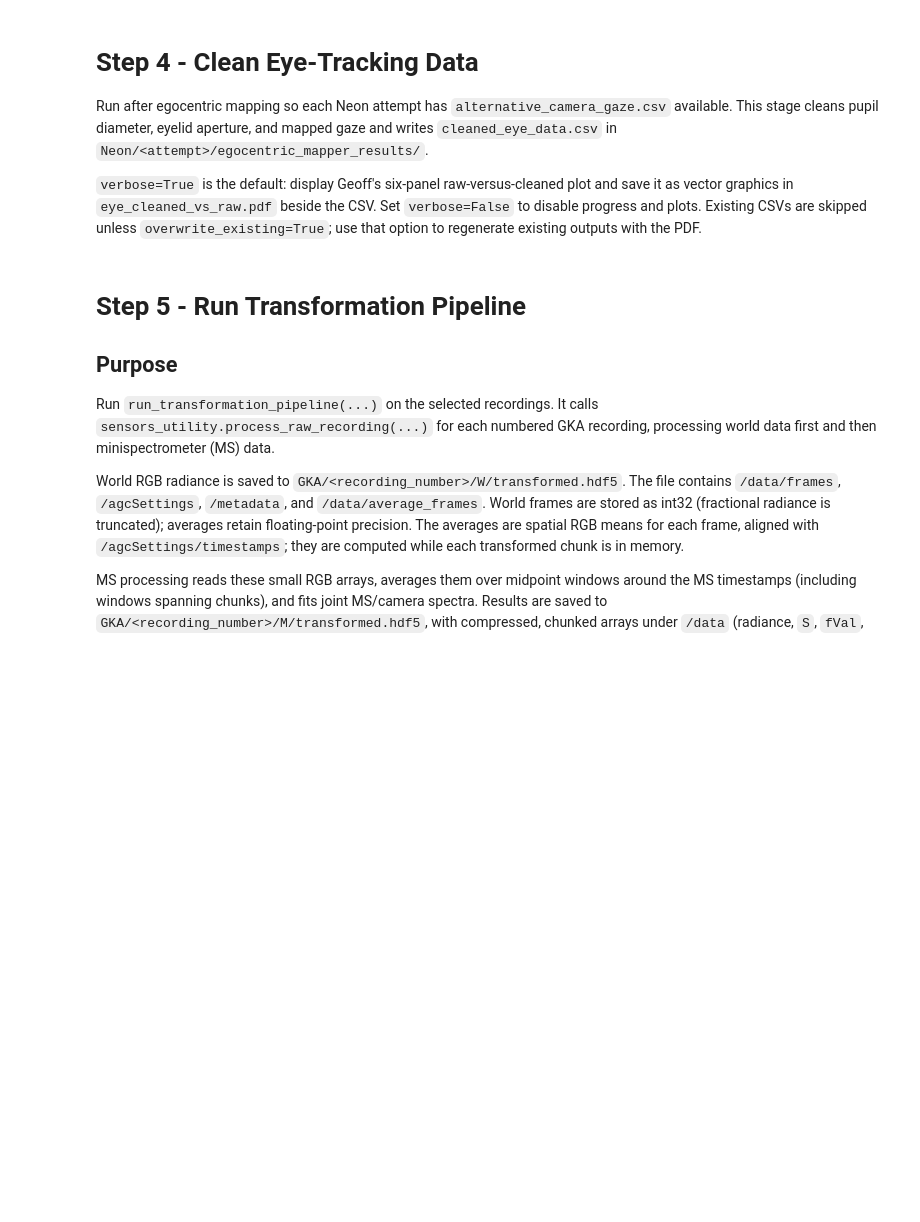
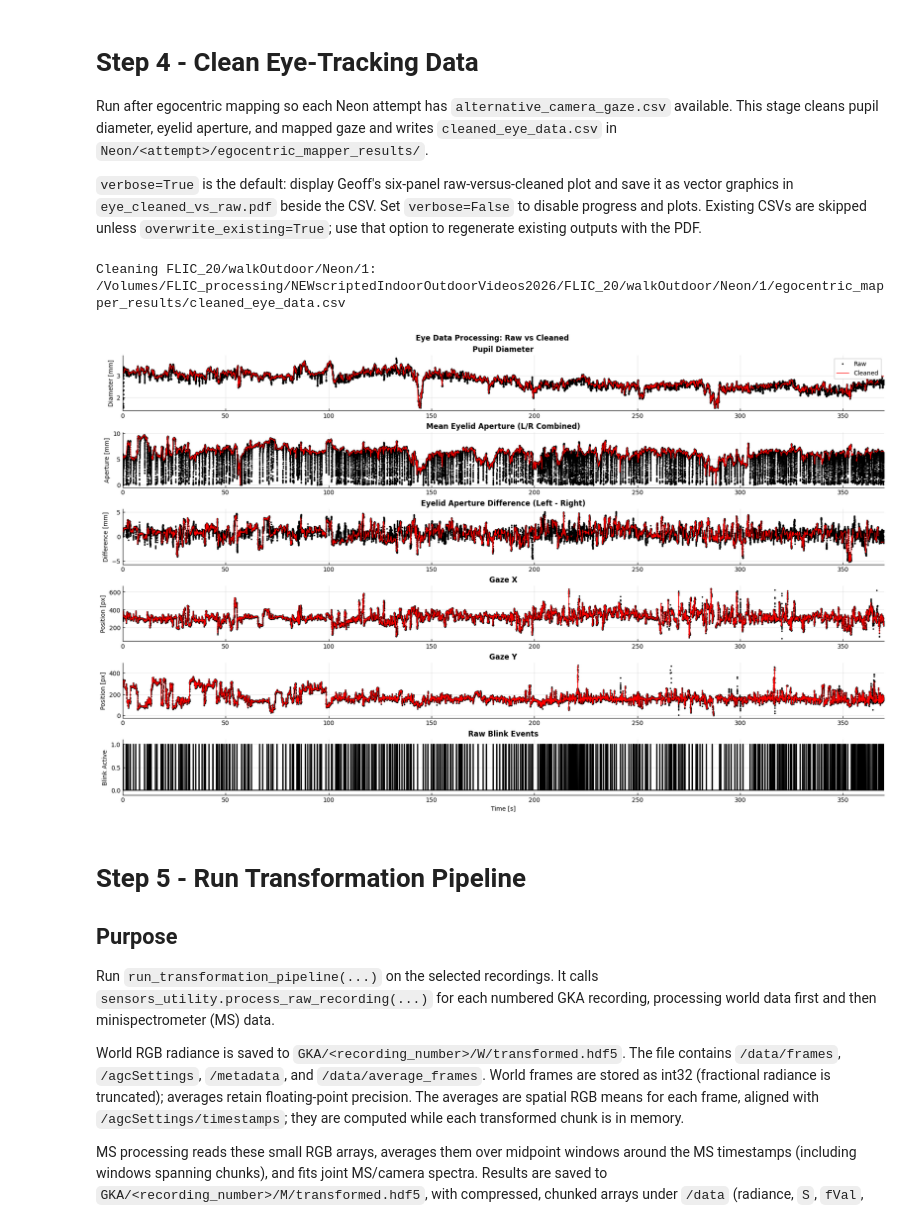
Before and after one commit to gkaguirrelab/lightLoggerAnalysis, a Jupyter notebook: code/preprocessRecordingData/data_preprocessing_pipeline.ipynb, the cells around one changed output. Cells and saved outputs as stored; diff of their text form; code cells hidden in the pictures; blank space fills up the shorter version.

Commit message:
fully clean up eye cleaning validation pipeline, update preprocessing pipeline to work with this

```diff
--- a/code/preprocessRecordingData/data_preprocessing_pipeline.ipynb
+++ b/code/preprocessRecordingData/data_preprocessing_pipeline.ipynb
@@ -201,14 +182,17 @@ Run after egocentric mapping so each Neon attempt has `alternative_camera_gaze.c
 # %%
 importlib.reload(preprocessing_pipeline)
 importlib.reload(preprocessing_pipeline.cleanEyeTracking)
 
 
 preprocessing_pipeline.clean_eye_data(
     overwrite_existing=False,
     verbose=True,
-    subjects_to_process=[2001, 2002, 2003, 2004, 2005, 2006],
-    activities_to_skip=["lunch", "phone"]
+    subjects_to_process=[20],
+    activities_to_process=["walkOutdoor"]
 )
+# %% [output]
+Cleaning FLIC_20/walkOutdoor/Neon/1: /Volumes/FLIC_processing/NEWscriptedIndoorOutdoorVideos2026/FLIC_20/walkOutdoor/Neon/1/egocentric_mapper_results/cleaned_eye_data.csv
+[figure, added]
 # %% [markdown]
 # Step 5 - Run Transformation Pipeline
 
```
Also changed, not shown: parts of 1 cell of this notebook, 2 other files.
